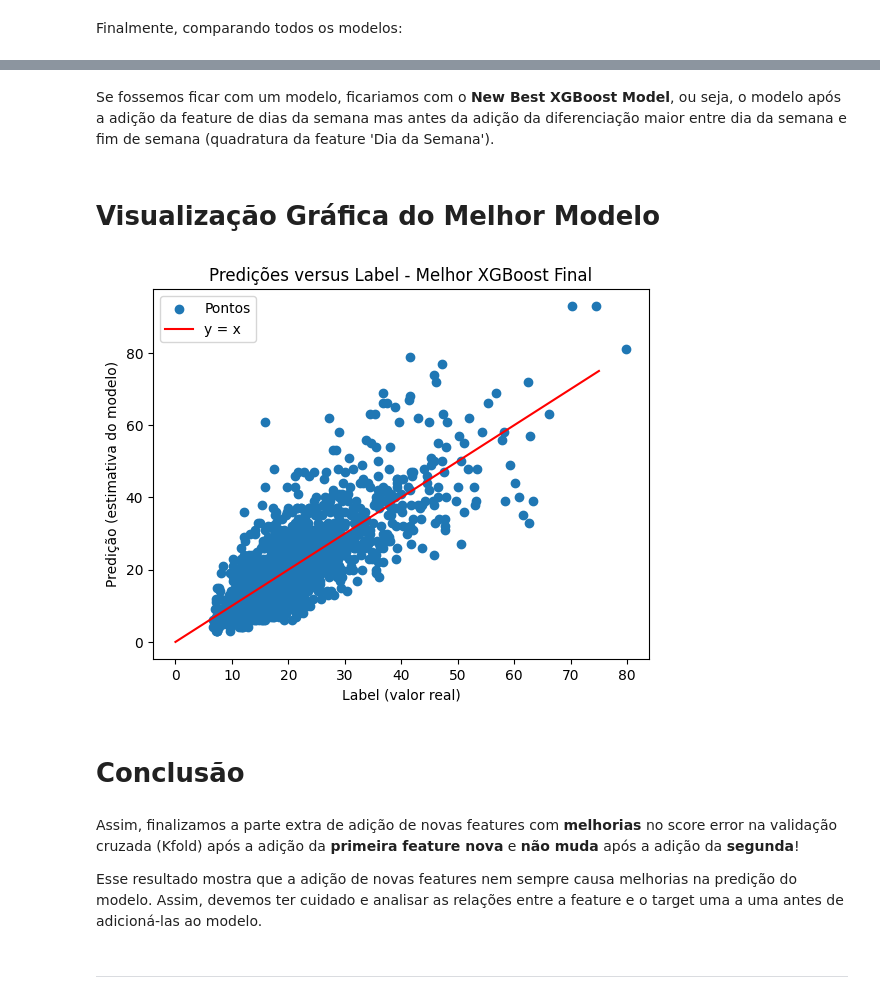
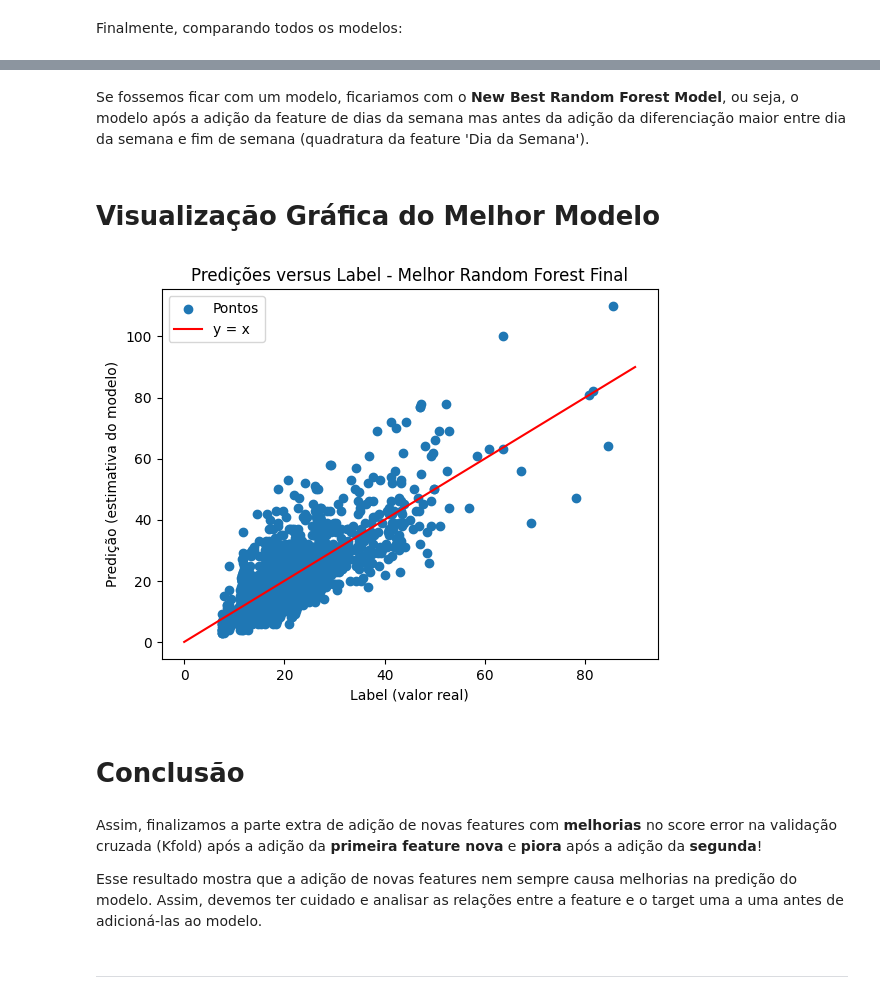
Before and after one commit to Samirnunes/data-science, a Jupyter notebook: NO2_prediction_SJC.ipynb, the cells around one changed output, grey strips where cells are left out. Drawn from its saved outputs; the diff is of its cells as text; code cells hidden in the pictures.

Commit message:
random forest new best model
- add new analysis
- outliers analysis
- robustness to outliers analysis
- outliers handling in XGB and RF
- new best model: random forest

```diff
--- a/NO2_prediction_SJC.ipynb
+++ b/NO2_prediction_SJC.ipynb
@@ -348,8 +349,8 @@ class RF_Researcher(Researcher):
 
         # Plotando a reta y = x
 
-        x = [0, 75]
-        y = [0, 75]
+        x = [0, 90]
+        y = [0, 90]
         plt.plot(x,y, color = 'red')
 
         plt.legend(['Pontos', 'y = x'])
@@ -618,16 +619,15 @@ test_size = 0.2
 val_size = 0.2
 random_state = 0
 
-new_xgb_researcher = XGB_Researcher(X, y, test_size, val_size, random_state)
+new_rf_researcher = RF_Researcher(X, y, test_size, val_size, random_state)
 
 n_models = 10
 n_estimators_list = [2**n for n in range(1, n_models + 1)]
-max_depth_list = [5 for i in range(0, n_models)]
-learning_rate_list = [0.1 for i in range(0, n_models)]
+max_depth_list = [6 for i in range(0, n_models)]
 k = 5
 
-new_xgb_report = new_xgb_researcher.get_n_models_research_report_df(n_models, n_estimators_list, max_depth_list, learning_rate_list, k)
+new_rf_report = new_rf_researcher.get_n_models_research_report_df(n_models, n_estimators_list, max_depth_list, k)
 
-new_xgb_report
+new_rf_report
 # %% [output]
 |  | train error | val error | test error | kfold score error (k = 5) |
@@ -693,16 +693,15 @@ test_size = 0.2
 val_size = 0.2
 random_state = 0
 
-newest_xgb_researcher = XGB_Researcher(X, y, test_size, val_size, random_state)
+newest_rf_researcher = RF_Researcher(X, y, test_size, val_size, random_state)
 
 n_models = 10
 n_estimators_list = [2**n for n in range(1, n_models + 1)]
-max_depth_list = [5 for i in range(0, n_models)]
-learning_rate_list = [0.1 for i in range(0, n_models)]
+max_depth_list = [6 for i in range(0, n_models)]
 k = 5
 
-newest_xgb_report = newest_xgb_researcher.get_n_models_research_report_df(n_models, n_estimators_list, max_depth_list, learning_rate_list, k)
+newest_rf_report = newest_rf_researcher.get_n_models_research_report_df(n_models, n_estimators_list, max_depth_list, k)
 
-newest_xgb_report
+newest_rf_report
 # %% [output]
 |  | train error | val error | test error | kfold score error (k = 5) |
@@ -739,16 +738,16 @@ newest_comparison_xgb_df
 # %% [markdown]
-Se fossemos ficar com um modelo, ficariamos com o **New Best XGBoost Model**, ou seja, o modelo após a adição da feature de dias da semana mas antes da adição da diferenciação maior entre dia da semana e fim de semana (quadratura da feature 'Dia da Semana').
+Se fossemos ficar com um modelo, ficariamos com o **New Best Random Forest Model**, ou seja, o modelo após a adição da feature de dias da semana mas antes da adição da diferenciação maior entre dia da semana e fim de semana (quadratura da feature 'Dia da Semana').
 # %% [markdown]
 # Visualização Gráfica do Melhor Modelo
 # %%
-new_xgb_researcher.get_model_train_scatterplot(6, n_estimators_list, max_depth_list, learning_rate_list,
-                                        title = 'Predições versus Label - Melhor XGBoost Final')
+new_rf_researcher.get_model_train_scatterplot(8, n_estimators_list, max_depth_list,
+                                        title = 'Predições versus Label - Melhor Random Forest Final')
 # %% [output]
-[figure, old version]
+[figure, new version]
 # %% [markdown]
 # Conclusão
 # %% [markdown]
-Assim, finalizamos a parte extra de adição de novas features com **melhorias** no score error na validação cruzada (Kfold) após a adição da **primeira feature nova** e **não muda** após a adição da **segunda**!
+Assim, finalizamos a parte extra de adição de novas features com **melhorias** no score error na validação cruzada (Kfold) após a adição da **primeira feature nova** e **piora** após a adição da **segunda**!
 
 Esse resultado mostra que a adição de novas features nem sempre causa melhorias na predição do modelo. Assim, devemos ter cuidado e analisar as relações entre a feature e o target uma a uma antes de adicioná-las ao modelo.
 # %% [markdown]
```
Also changed, not shown: parts of 34 cells of this notebook.
